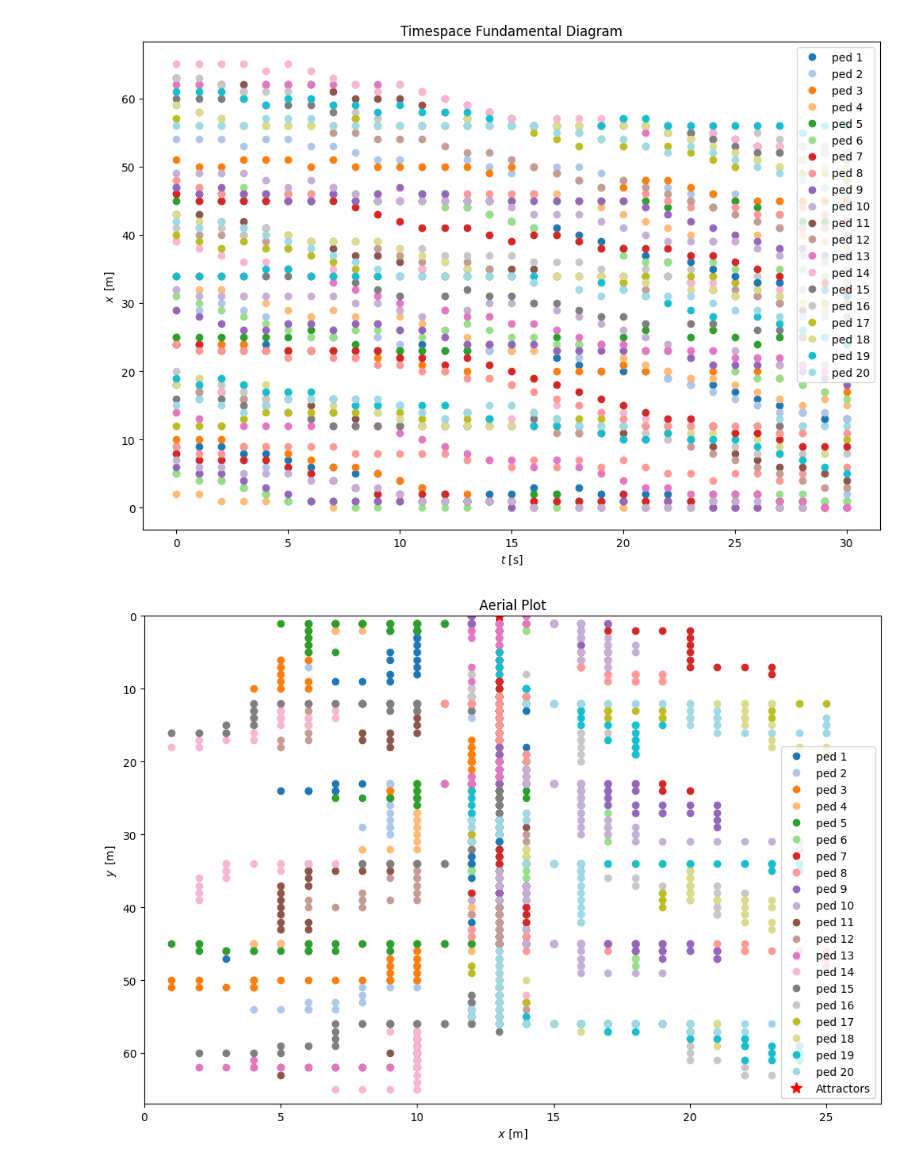
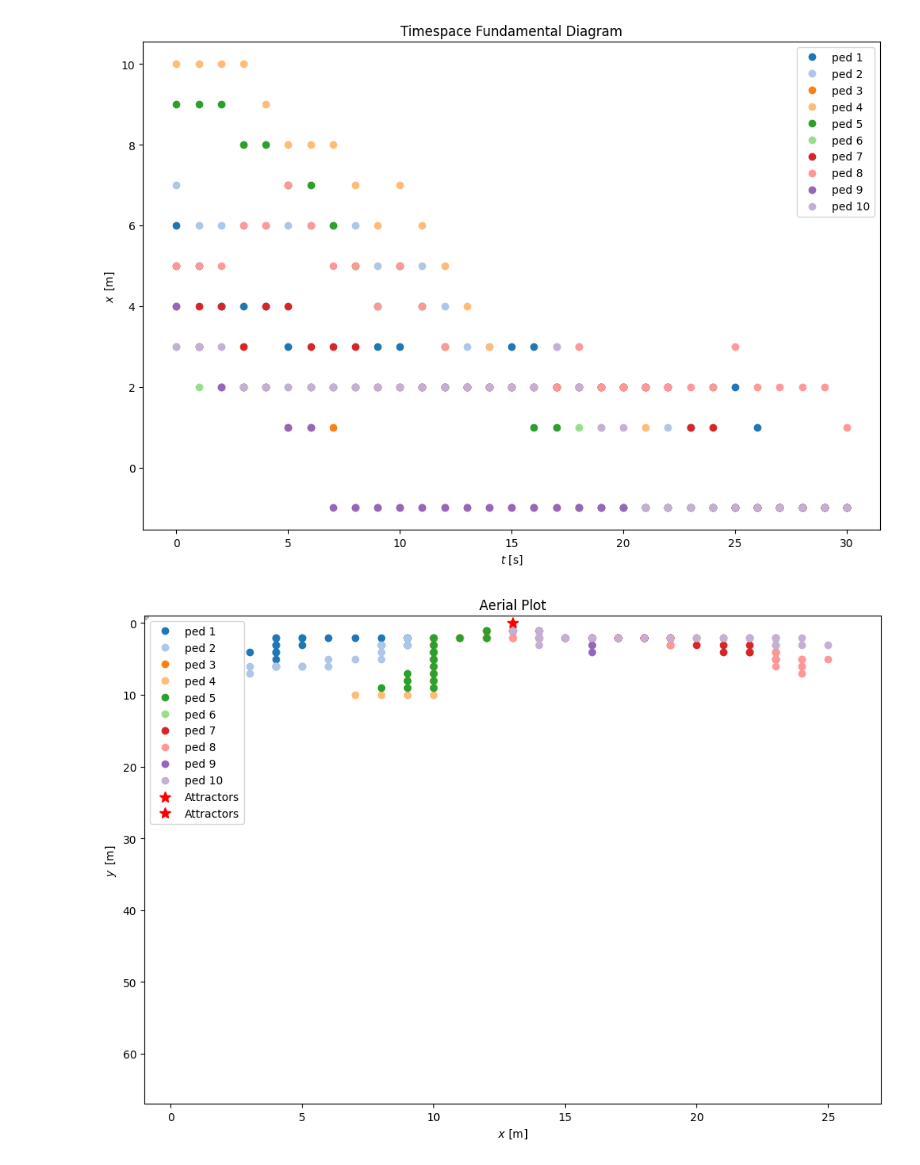
Before and after one commit to matule00/SSI-seminarka-2, a Jupyter notebook: ssi_seminarka_2.ipynb, the cells around one changed output. Drawn from its saved outputs; the diff is of its cells as text; code cells hidden in the pictures.

```diff
--- a/ssi_seminarka_2.ipynb
+++ b/ssi_seminarka_2.ipynb
@@ -185,12 +214,12 @@ def make_storey(num_classes):
 
 
     # Create the column with numbers from 0 to 22
-    corridor_left = np.arange(2, num_classes/2 * 11 + 1).reshape(-1, 1)
-    corridor_middle = np.arange(1, num_classes/2 * 11).reshape(-1, 1)
-    corridor_right = np.arange(2, num_classes/2 * 11 + 1).reshape(-1, 1)
+    corridor_left = np.arange(1, num_classes/2 * 11 + 1).reshape(-1, 1)
+    corridor_middle = np.arange(0, num_classes/2 * 11).reshape(-1, 1)
+    corridor_right = np.arange(1, num_classes/2 * 11 + 1).reshape(-1, 1)
 
-    left = all_classes[0]
-    right = all_classes[1]
+    left = np.concatenate((np.inf * np.ones((1, one_class.shape[1])), all_classes[0]), axis=0)
+    right = np.concatenate((np.inf * np.ones((1, one_class.shape[1])), all_classes[1]), axis=0)
 
     lines = int(num_classes/2)
     i=1
@@ -206,10 +235,6 @@ def make_storey(num_classes):
     # Add an outer boundary of np.inf
     storey = np.pad(storey, pad_width=1, mode='constant', constant_values=np.inf)
 
-    storey[0,int(len(storey[0])/2)-1] = 1
-    storey[0,int(len(storey[0])/2)] = 0
-    storey[0,int(len(storey[0])/2)+1] = 1
-
     #print(storey)
     print('number of rows:', len(storey))
     print('number of columns:', len(storey[0]))
@@ -238,6 +263,6 @@ def show_storey(storey):
     plt.title('Storey Distance Heatmap')
     plt.show()
 # %%
-storey = make_storey(12)
+storey = make_storey(2)
 print(storey)
 # %% [output]
@@ -310,9 +343,9 @@ print(y)
 #======================#
 
 # Constants - dictionary
-const = {'N_ped': 60,                # numer of peds in the system
+const = {'N_ped': 10,                # numer of peds in the system
          'N_step': 30,              # number of steps
-         'grid_size_x': 29,          # number of rows
+         'grid_size_x': 27,          # number of rows
          'grid_size_y': 69,
          'dt': 1,                   # time step length [s]
          'attractor_x': 0,         # x position of attractor [cell]
@@ -333,6 +366,7 @@ ped_data = init_ped_data(t,y,x)
 #======================#
 
 # Model loop over time
+left_peds = set()
 rep = range(const['N_step'])
 for i in rep:
 
@@ -350,7 +384,11 @@ for i in rep:
     ped_data = resolve_conflicts(ped_data, const, act_t)
 
     # model movement loop over all peds
-    ped_data = execute_all_steps(ped_data, const, act_t)
+    ped_data, left_peds = execute_all_steps(ped_data, const, act_t, left_peds)
+
+    if len(left_peds) == const['N_ped']:
+        print('All peds left')
+        break
 # %% [output]
  Step 0 out of 30 started
    Decision started
@@ -392,37 +428,37 @@ plt.title('Timespace Fundamental Diagram')
 plt.xlabel(r'$t \,\,\mathrm{[s]}$')
 plt.ylabel(r'$x \,\,\, \mathrm{[m]}$')
 
 # Avoid cluttering the legend by only showing the first 20 labels
 handles, labels = plt.gca().get_legend_handles_labels()
 plt.legend(handles[:20], labels[:20], loc='best')
 
 plt.show()
 
 
 plt.figure(figsize=(12, 8))
 
 # Plot each pedestrian's data with a different color
 for i in range(num_peds):
     plt.plot(ped_data.y[i], ped_data.x[i], 'o', color=cmap(i % 20), label=f'ped {i+1}' if i < 20 else "")
 
 # Plot special markers (e.g., attractors)
 plt.plot(const['attractor_y'], const['attractor_x'], 'r*', label='Attractors', markersize=10)
 
 plt.title('Aerial Plot')
 plt.xlabel(r'$x \,\,\mathrm{[m]}$')
 plt.ylabel(r'$y \,\,\, \mathrm{[m]}$')
-plt.xlim(0, 27)
-plt.ylim(0, 67)
+plt.xlim(-1, 27)
+plt.ylim(-1, 67)
 
 # Avoid cluttering the legend by only showing the first 20 labels
 handles, labels = plt.gca().get_legend_handles_labels()
 plt.legend(handles[:20] + [handles[-1]], labels[:20] + [labels[-1]], loc='best')
 
 plt.gca().invert_yaxis()  # Reverse the direction of the y-axis
 plt.show()
 # %% [output]
-[figure, old version]
+[figure, new version]
-[figure, old version]
+[figure, new version]
 # %%
 
 
```
Also changed, not shown: parts of 8 cells of this notebook.
